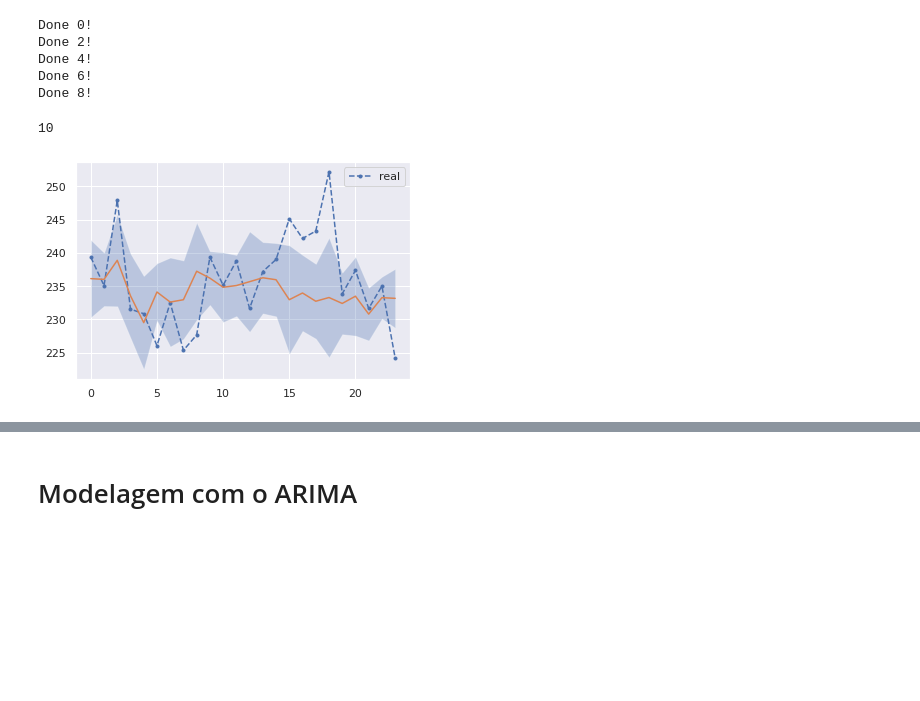
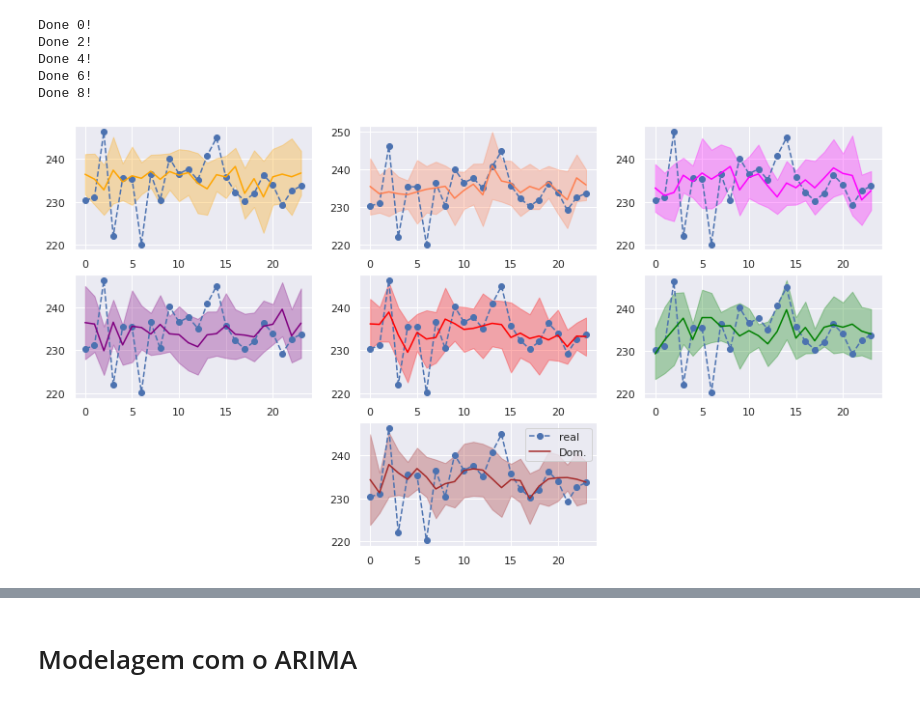
Before and after one commit to ifribeiro/minicurso_webmedia22, a Jupyter notebook: gans_series_temporais.ipynb, the cells around one changed output, grey strips where cells are left out. Cells and saved outputs as stored; diff of their text form; code cells hidden in the pictures; blank space fills up the shorter version.

```diff
--- a/gans_series_temporais.ipynb
+++ b/gans_series_temporais.ipynb
@@ -36,11 +36,6 @@ bikes.head()
 | 4 | 2011-01-01 | 4 | 1 |
 # %%
 import numpy as np
-# %%
-for i in range(10):
-    a = np.random.uniform(size=78888)
-    a = a.reshape(78888//24, 24, 1)
-    np.save("datasets/generated/synt_{}.npy".format(i), a)
 # %%
 bikes['cnt'].describe()
 # %% [output]
@@ -122,2 +118,2 @@ Done 8!
 # %%
-a = np.array(lista_weeks)
+a = lista_weeks[0]
@@ -126,8 +120,6 @@ somas = a.mean(axis=0)
-# %%
-len(a[:, 0])
-# %% [output]
-10
+# %%
+dict_weeks = {i:p.get_list_wks(path_lista_fakes, lista_datas, 24, wk=i) for i in range(7)}
 # %%
-p.plot_compare_sum(a[0], somas, a.std(axis=0))
+p.plot_compare_sum(dict_weeks, a)
 # %% [output]
-[figure, old version]
+[figure, new version]
```
Also changed, not shown: parts of 4 cells of this notebook, 1 other file.
